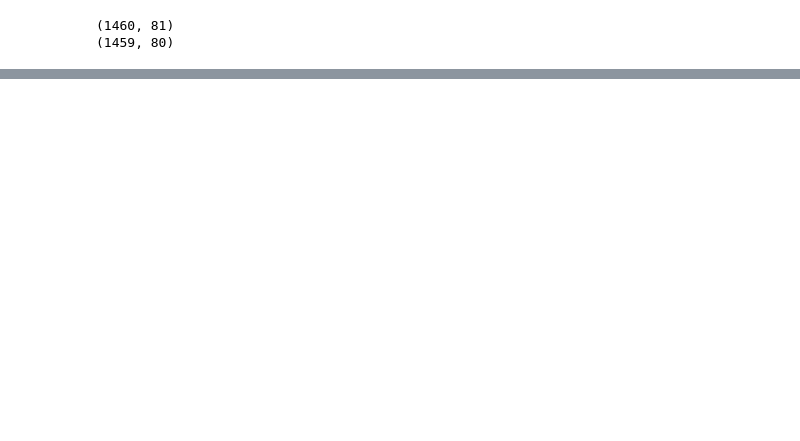
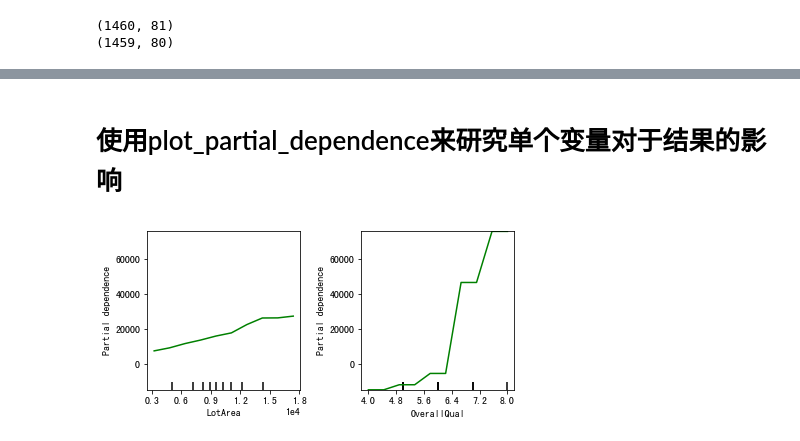
Before and after one commit to plf852/MLLearn, a Jupyter notebook: projects/HousePrices/HousePrices.ipynb, the cells around one changed output, grey strips where cells are left out. Saved outputs shown, nothing was run; the diff lists cells and outputs as text; code cells hidden in the pictures; blank space fills up the shorter version.

```diff
--- a/projects/HousePrices/HousePrices.ipynb
+++ b/projects/HousePrices/HousePrices.ipynb
@@ -45,0 +80,24 @@ Name: SalePrice, Length: 1460, dtype: int64
+# %%
+import pandas as pd
+train_file_path = './train.csv'
+data = pd.read_csv(train_file_path)
+data.dropna(axis=0, subset=['SalePrice'], inplace=True)  #inplace 的含义：在原始数据上进行修改，而不是生成新的数据表
+y = data.SalePrice
+X = data.drop(['SalePrice'],axis=1)
+
+num_x = X.select_dtypes(exclude='object')
+from sklearn.model_selection import train_test_split
+# 下面的代码为什么会有as_matrix()
+train_x,test_x,train_y,test_y = train_test_split(num_x.as_matrix(),y.as_matrix(),train_size=0.7,test_size=0.3,random_state=0)
+from sklearn.preprocessing import Imputer
+im = Imputer()
+train_X = im.fit_transform(train_x)
+test_X = im.transform(test_x)
+from xgboost import XGBRegressor
+
+my_model = XGBRegressor(learning_rate=0.01,n_estimators=1000,n_jobs=10,silent=False)
+# Add silent=True to avoid printing out updates with each cycle
+my_model.fit(train_X, train_y, early_stopping_rounds=5,
+             eval_set=[(test_X, test_y)],verbose=True) #verbose= True打印日志
+from sklearn.metrics import mean_absolute_error
+print("Mean Absolute Error : " + str(mean_absolute_error(my_model.predict(test_x), test_y)))
@@ -45,0 +122,16 @@ Name: SalePrice, Length: 1460, dtype: int64
+# %% [markdown]
+# 使用plot_partial_dependence来研究单个变量对于结果的影响
+# %%
+from sklearn.ensemble import GradientBoostingRegressor
+gbt = GradientBoostingRegressor(n_estimators=100, max_depth=4,
+                                    learning_rate=0.1, loss='huber',
+                                    random_state=1)
+gbt.fit(train_x,train_y)
+from sklearn.ensemble.partial_dependence import partial_dependence, plot_partial_dependence
+my_plots = plot_partial_dependence(gbt,
+                                   features=[2, 3], # column numbers of plots we want to show
+                                   X=train_x,            # raw predictors data.
+                                   feature_names=['','','LotArea','OverallQual'],# labels on graphs.注意写法
+                                   grid_resolution=10)
+# %% [output]
+[figure, added]
```
Also changed, not shown: parts of 13 cells of this notebook, 1 other file.
